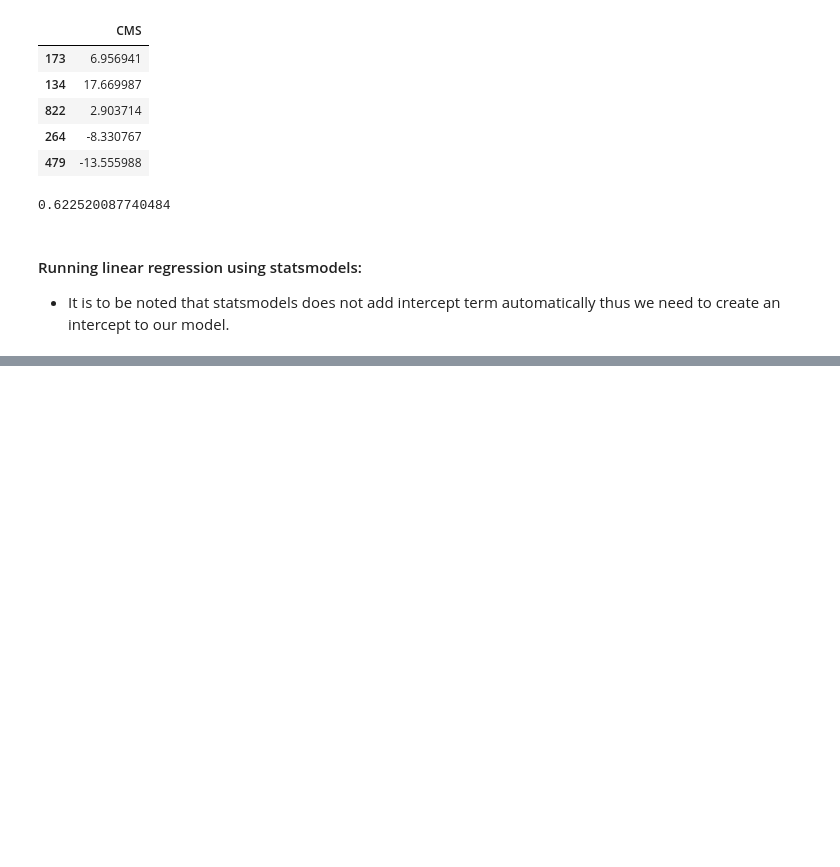
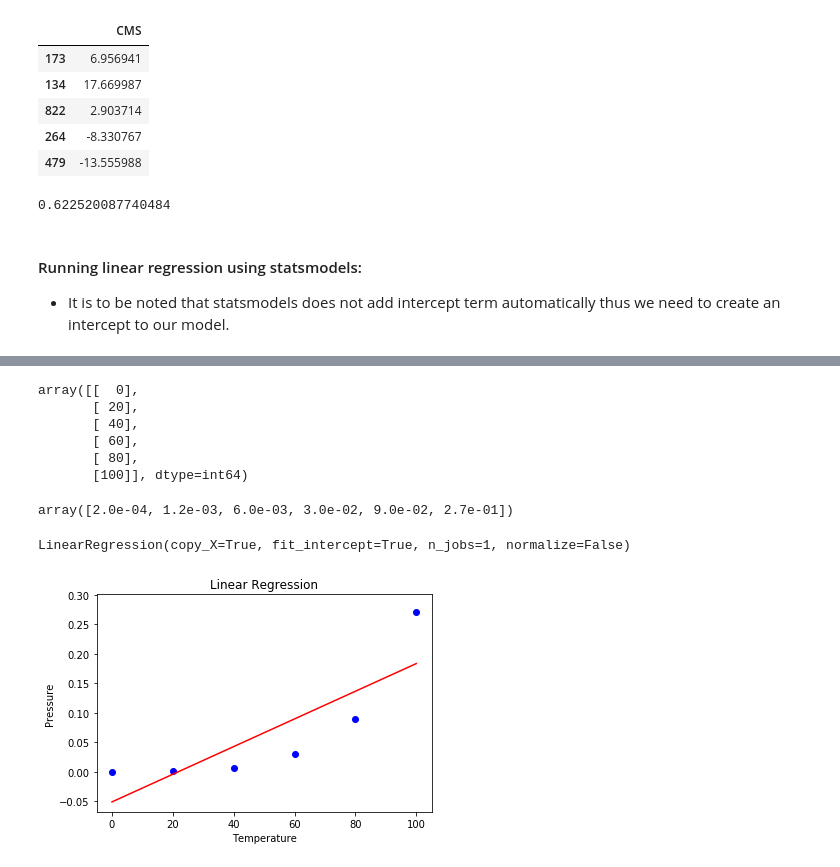
Before and after one commit to TJ-DS/MachineLearning, a Jupyter notebook: LinearRegression/LinerRegression_Understanding.ipynb, the cells around one changed output, grey strips where cells are left out. Drawn from its saved outputs; the diff is of its cells as text; code cells hidden in the pictures; blank space fills up the shorter version.

```diff
--- a/LinearRegression/LinerRegression_Understanding.ipynb
+++ b/LinearRegression/LinerRegression_Understanding.ipynb
@@ -716,0 +989,9 @@ import statsmodels.formula.api as smf
+# %%
+url = 'Data/Polynomial_Regression_data.csv'
+import numpy as np
+import matplotlib.pyplot as plt
+import pandas as pd
+# %%
+# Importing the dataset
+datas = pd.read_csv(url)
+datas
@@ -716,0 +1006,34 @@ import statsmodels.formula.api as smf
+# %%
+X = datas.iloc[:, 1:2].values
+y = datas.iloc[:, 2].values
+# %%
+X
+# %% [output]
+array([[  0],
+       [ 20],
+       [ 40],
+       [ 60],
+       [ 80],
+       [100]], dtype=int64)
+# %%
+y
+# %% [output]
+array([2.0e-04, 1.2e-03, 6.0e-03, 3.0e-02, 9.0e-02, 2.7e-01])
+# %%
+from sklearn.linear_model import LinearRegression
+lin = LinearRegression()
+
+lin.fit(X, y)
+# %% [output]
+LinearRegression(copy_X=True, fit_intercept=True, n_jobs=1, normalize=False)
+# %%
+plt.scatter(X, y, color = 'blue')
+
+plt.plot(X, lin.predict(X), color = 'red')
+plt.title('Linear Regression')
+plt.xlabel('Temperature')
+plt.ylabel('Pressure')
+
+plt.show()
+# %% [output]
+[figure, added]
```
Also changed, not shown: parts of 41 cells of this notebook, 8 other files.
